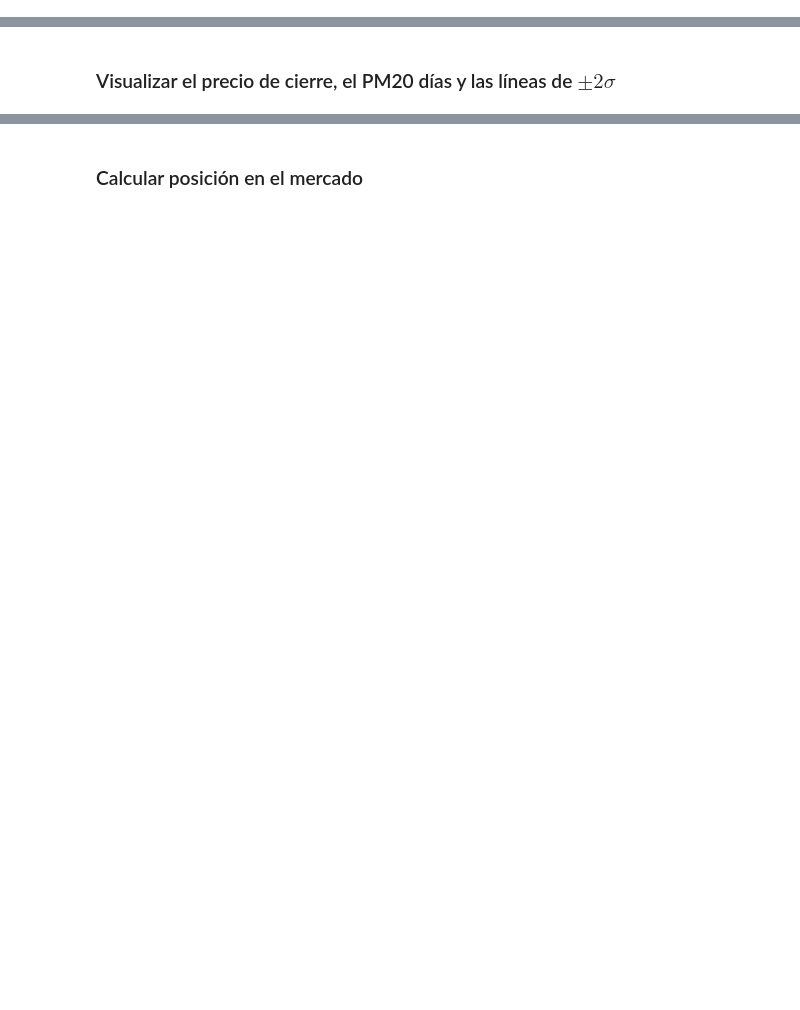
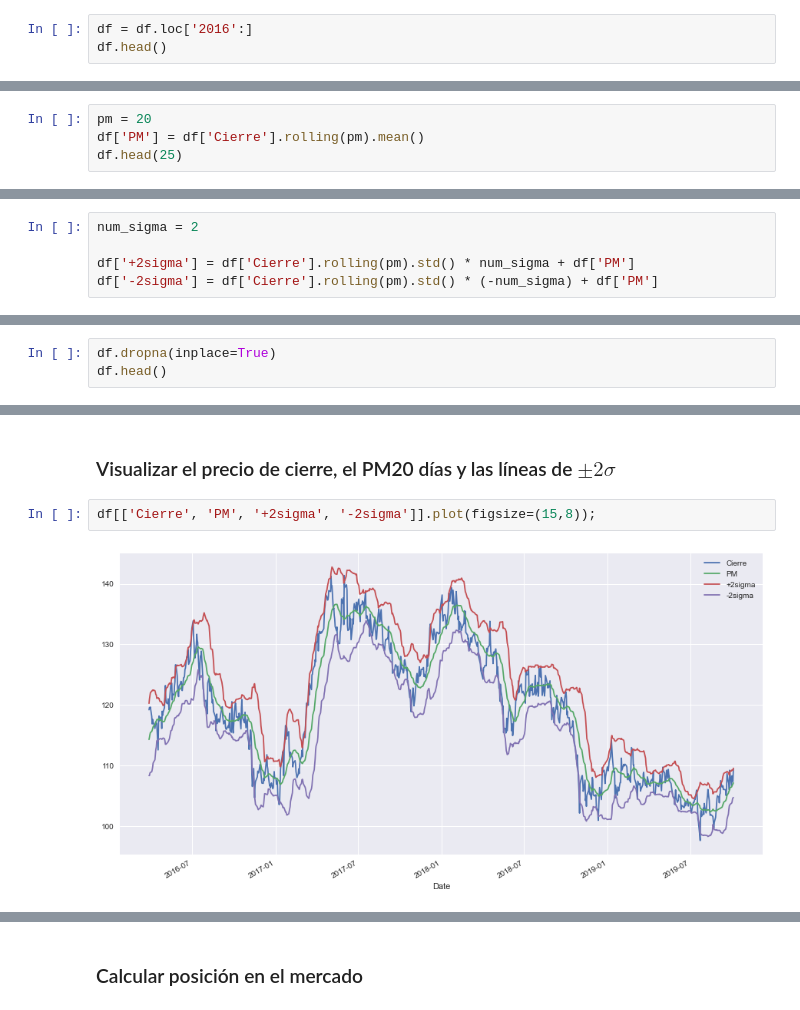
Before and after one commit to carlosdeoncedos/analisisdeinversion2021, a Jupyter notebook: Codigo/20211116Clase10.ipynb, the cells around one changed output, grey strips where cells are left out. Cells and saved outputs as stored; diff of their text form; blank space fills up the shorter version.

```diff
--- a/Codigo/20211116Clase10.ipynb
+++ b/Codigo/20211116Clase10.ipynb
@@ -84,2 +109,5 @@ La estrategia más básica es comprar cuando el mercado está subvaluado y vende
 # %% [markdown]
 ### Filtrar a partir del 2016
+# %%
+df = df.loc['2016':]
+df.head()
@@ -86,2 +122,6 @@ La estrategia más básica es comprar cuando el mercado está subvaluado y vende
 # %% [markdown]
 ### Calcular el promedio móvil de 20 días
+# %%
+pm = 20
+df['PM'] = df['Cierre'].rolling(pm).mean()
+df.head(25)
@@ -88,2 +147,7 @@ La estrategia más básica es comprar cuando el mercado está subvaluado y vende
 # %% [markdown]
 ### Calcular $\pm2 \sigma$ del promedio móvil
+# %%
+num_sigma = 2
+
+df['+2sigma'] = df['Cierre'].rolling(pm).std() * num_sigma + df['PM']
+df['-2sigma'] = df['Cierre'].rolling(pm).std() * (-num_sigma) + df['PM']
@@ -89,0 +164,3 @@ La estrategia más básica es comprar cuando el mercado está subvaluado y vende
+# %%
+df.dropna(inplace=True)
+df.head()
@@ -90,2 +175,6 @@ La estrategia más básica es comprar cuando el mercado está subvaluado y vende
 # %% [markdown]
 ### Visualizar el precio de cierre, el PM20 días y las líneas de $\pm2\sigma$
+# %%
+df[['Cierre', 'PM', '+2sigma', '-2sigma']].plot(figsize=(15,8));
+# %% [output]
+[figure, added]
```
Also changed, not shown: parts of 28 cells of this notebook.
